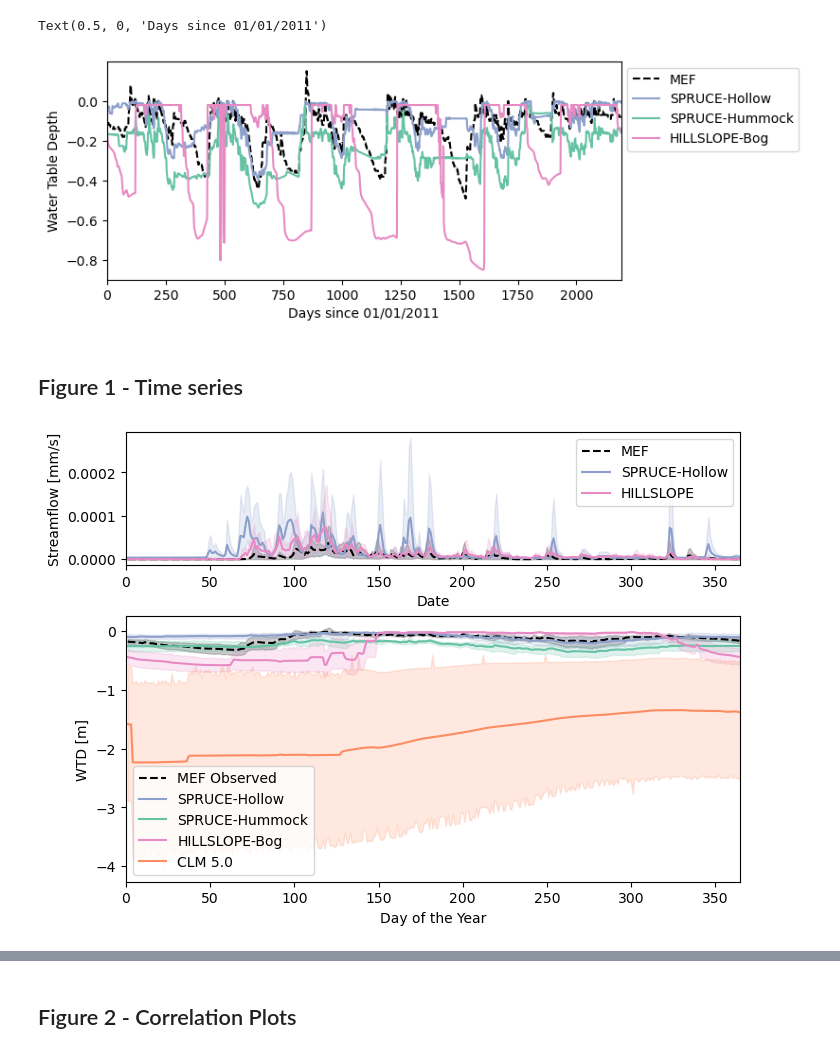
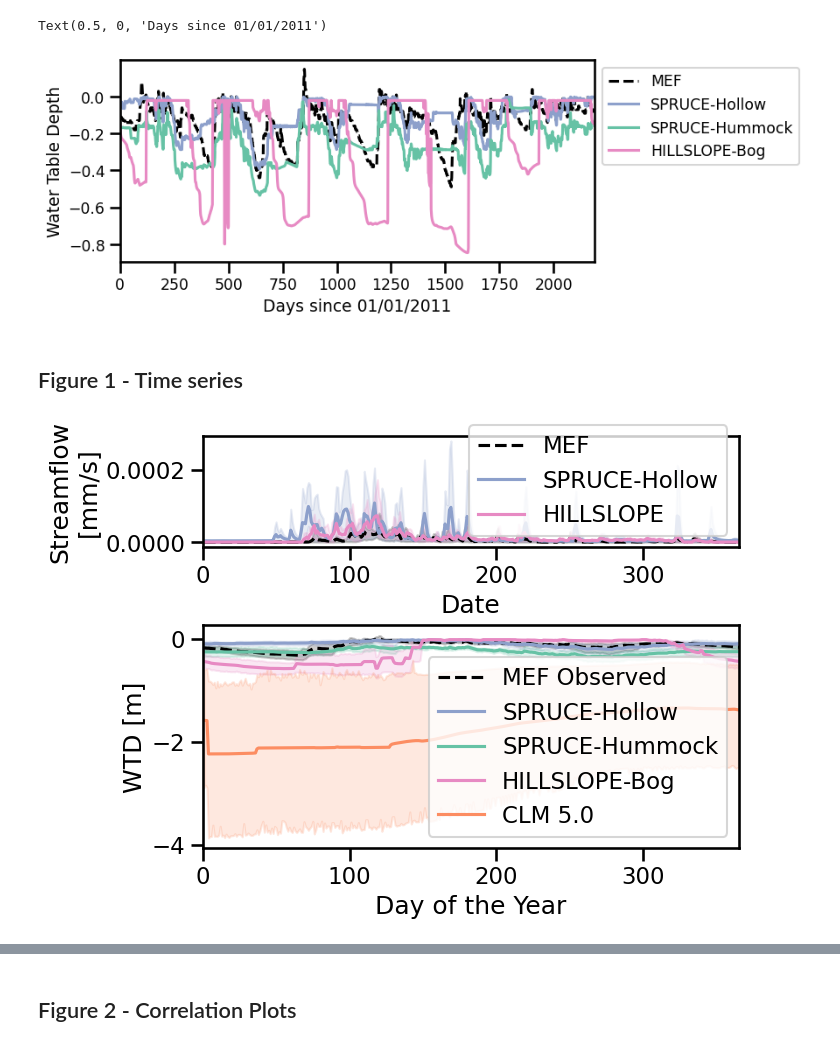
Before and after one commit to mwdjones/peatlandMIP, a Jupyter notebook: 03_plots-HillslopePaper.ipynb, the cells around one changed output, grey strips where cells are left out. Cells and saved outputs as stored; diff of their text form; code cells hidden in the pictures.

```diff
--- a/03_plots-HillslopePaper.ipynb
+++ b/03_plots-HillslopePaper.ipynb
@@ -155,3 +154,5 @@ sns.color_palette("Set2")
 #    2 - Spruce Hollow
 #    1 - CLM 5.0
 #    3 - CLM Hillslope
+
+sns.set_context('talk')
@@ -184,7 +176,7 @@ ax.set_ylabel('Water Table Depth')
 ax.set_xlabel('Days since 01/01/2011')
 # %% [output]
 Text(0.5, 0, 'Days since 01/01/2011')
-[figure, old version]
+[figure, new version]
 # %% [markdown]
 ## Figure 1 - Time series
 # %%
@@ -196,37 +188,37 @@ hillslopeRunoff = np.pad(np.array(HILLSLOPEcalibcol.sel(column = 1).QOVER).resha
 fig = plt.figure(figsize = (7, 5), layout = 'constrained')
 gs = gridspec.GridSpec(3, 1, figure = fig)
 
 #Top Axis: Streamflow\
 ax = fig.add_subplot(gs[0, 0])
 sns.lineplot(x = stream.Date.dt.dayofyear, y = stream['Flow_mms'],
              color = 'black', linestyle = '--', label = 'MEF', ax = ax)
 sns.lineplot(x = SPRUCEcalib.sel(lndgrid = 1).time.dt.dayofyear, y = SPRUCEcalib.sel(lndgrid = 1).QRUNOFF,
              label = 'SPRUCE-Hollow', color = pal[2], ax = ax)
 sns.lineplot(x = HILLSLOPEcalib.time.dt.dayofyear, y = hillslopeStreamflow,
              label = 'HILLSLOPE', color = pal[3], ax = ax)
-ax.set_ylabel('Streamflow [mm/s]')
+ax.set_ylabel('Streamflow\n[mm/s]')
 
 #Middle Axis: Water table elevation in the Bog
 ax2 = fig.add_subplot(gs[1:,0])
 sns.lineplot(x = wte.DATE.dt.dayofyear, y = wte.WTD,
              color = 'black', linestyle = '--', label = 'MEF Observed', ax = ax2)
 sns.lineplot(x = SPRUCEcalib.sel(lndgrid = 1).time.dt.dayofyear, y = -SPRUCEcalib.sel(lndgrid = 1).ZWT,
              label = 'SPRUCE-Hollow', color = pal[2], ax = ax2)
 sns.lineplot(x = SPRUCEcalib.sel(lndgrid = 0).time.dt.dayofyear, y = -SPRUCEcalib.sel(lndgrid = 0).ZWT,
              label = 'SPRUCE-Hummock', color = pal[0], ax = ax2)
 sns.lineplot(x = HILLSLOPEcalibcol.sel(column = 1).time.dt.dayofyear, y = -np.array(HILLSLOPEcalibcol.sel(column = 1).ZWT).reshape(length),
              label = 'HILLSLOPE-Bog', color = pal[3], ax = ax2)
 sns.lineplot(x = CLMcalib.time.dt.dayofyear, y = -np.array(CLMcalib.ZWT).reshape(length - 3),
              label = 'CLM 5.0', color = pal[1], ax = ax2)
 ax2.set_ylabel('WTD [m]')
 
 ax2.set_xlabel('Day of the Year')
 ax2.set_xlim(0, 365)
 ax.set_xlim(0, 365)
-plt.savefig('./figures/Pub/timeseries.pdf', bbox_inches = 'tight')
-plt.savefig('./figures/Pub/timeseries.svg', bbox_inches = 'tight')
+plt.savefig('./figures/CMWR/timeseries.pdf', bbox_inches = 'tight')
+plt.savefig('./figures/CMWR/timeseries.svg', bbox_inches = 'tight')
 # %% [output]
-[figure, old version]
+[figure, new version]
 # %%
 #Plot 1.5: Water Table Dynamics up close
 fig, ax = plt.subplots(1, 1, figsize = (7, 3))
```
Also changed, not shown: parts of 8 cells of this notebook, 41 other files.
